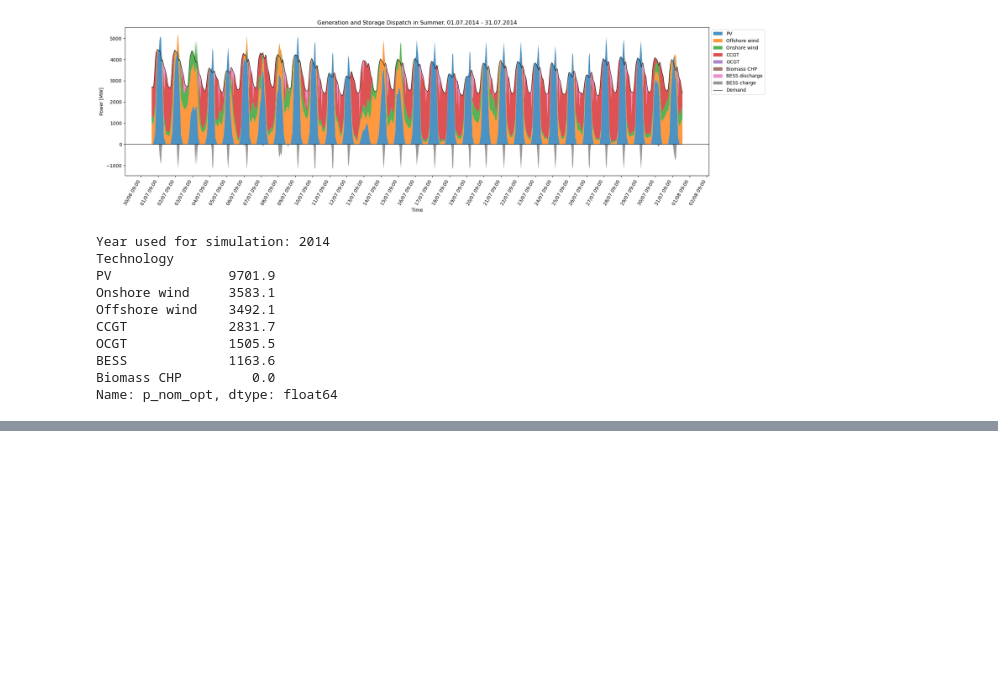
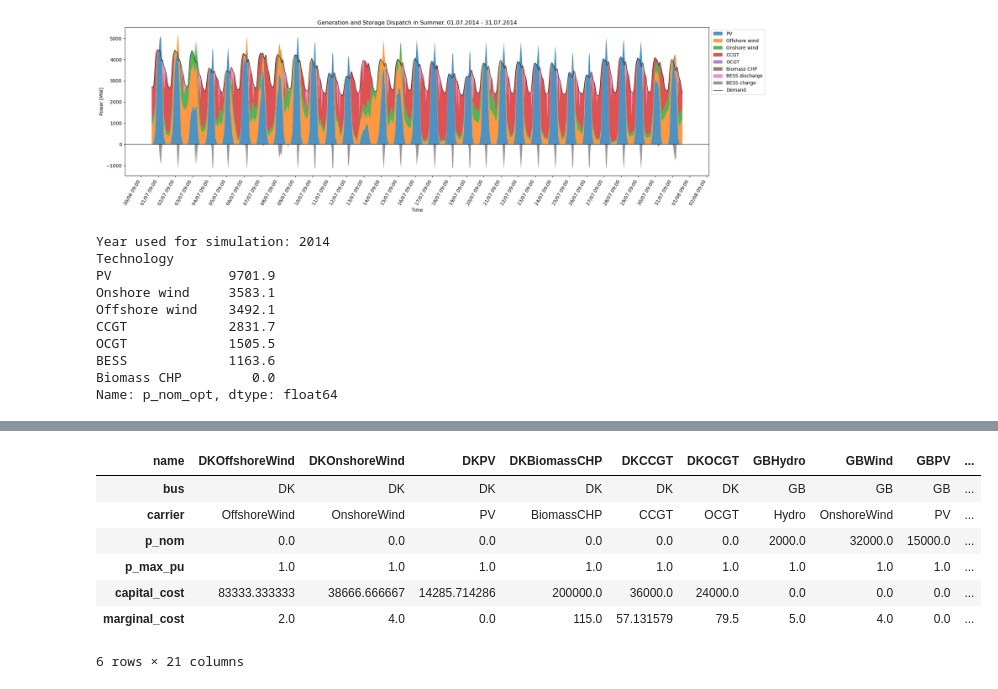
Before and after one commit to martinsiitam/ieg-spring-2026, a Jupyter notebook: martin/project.ipynb, the cells around one changed output, grey strips where cells are left out. Drawn from its saved outputs; the diff is of its cells as text; code cells hidden in the pictures; blank space fills up the shorter version.

```diff
--- a/martin/project.ipynb
+++ b/martin/project.ipynb
@@ -1134,0 +1700,11 @@ Name: p_nom_opt, dtype: float64
+# %%
+n.generators[["bus", "carrier", "p_nom", "p_max_pu", "capital_cost", "marginal_cost"]].T
+# %% [output]
+| name | DKOffshoreWind | DKOnshoreWind | DKPV | DKBiomassCHP | DKCCGT | DKOCGT | GBHydro | GBWind | GBPV | ... |
+| bus | DK | DK | DK | DK | DK | DK | GB | GB | GB | ... |
+| carrier | OffshoreWind | OnshoreWind | PV | BiomassCHP | CCGT | OCGT | Hydro | OnshoreWind | PV | ... |
+| p_nom | 0.0 | 0.0 | 0.0 | 0.0 | 0.0 | 0.0 | 2000.0 | 32000.0 | 15000.0 | ... |
+| p_max_pu | 1.0 | 1.0 | 1.0 | 1.0 | 1.0 | 1.0 | 1.0 | 1.0 | 1.0 | ... |
+| capital_cost | 83333.333333 | 38666.666667 | 14285.714286 | 200000.0 | 36000.0 | 24000.0 | 0.0 | 0.0 | 0.0 | ... |
+| marginal_cost | 2.0 | 4.0 | 0.0 | 115.0 | 57.131579 | 79.5 | 5.0 | 4.0 | 0.0 | ... |
+6 rows × 21 columns
```
Also changed, not shown: parts of 10 cells of this notebook.
